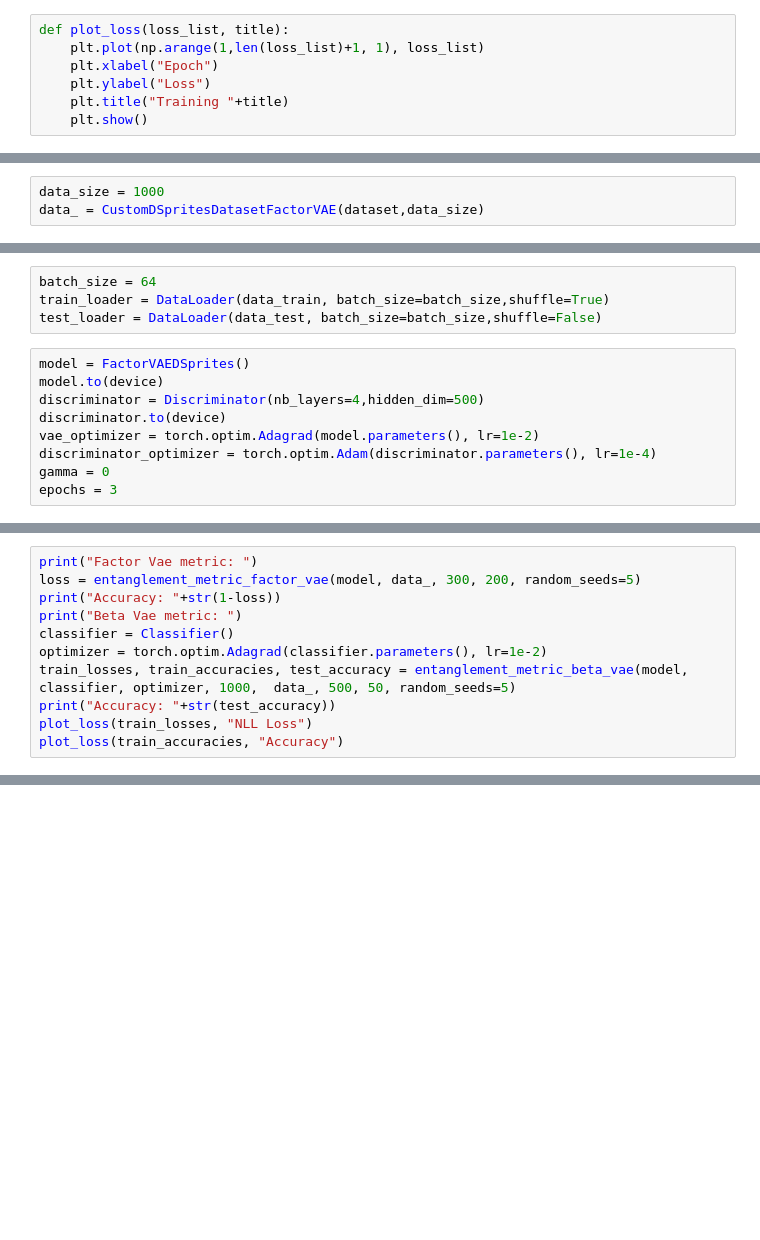
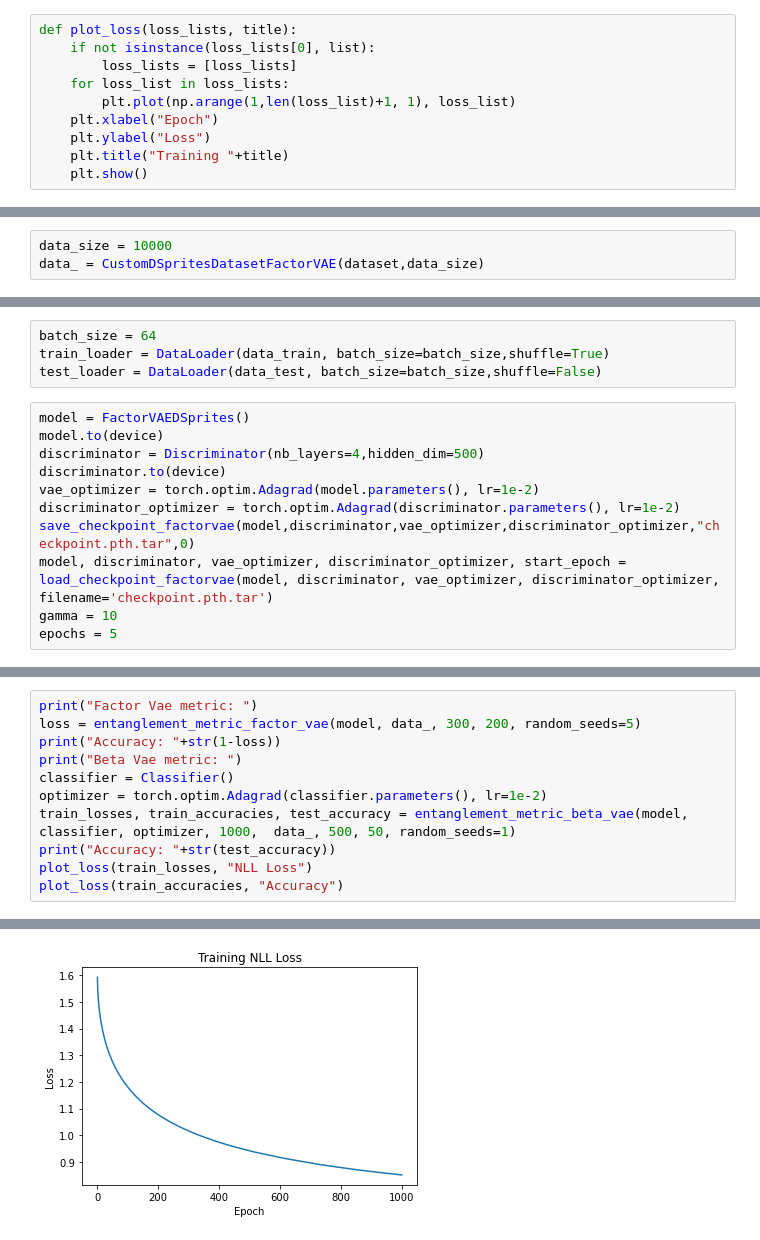
Before and after one commit to hzzhyj/atml, a Jupyter notebook: experiments/FactorVAE.ipynb, the cells around one changed output, grey strips where cells are left out. Saved outputs shown, nothing was run; the diff lists cells and outputs as text; blank space fills up the shorter version.

Commit message:
checkpoints for factorvae

```diff
--- a/experiments/FactorVAE.ipynb
+++ b/experiments/FactorVAE.ipynb
@@ -27,6 +31,9 @@ device.type
 # %%
-def plot_loss(loss_list, title):
-    plt.plot(np.arange(1,len(loss_list)+1, 1), loss_list)
+def plot_loss(loss_lists, title):
+    if not isinstance(loss_lists[0], list):
+        loss_lists = [loss_lists]
+    for loss_list in loss_lists:
+        plt.plot(np.arange(1,len(loss_list)+1, 1), loss_list)
     plt.xlabel("Epoch")
     plt.ylabel("Loss")
     plt.title("Training "+title)
@@ -34,7 +41,7 @@ def plot_loss(loss_list, title):
 # %%
 dataset = load_dsprites("../datasets/dsprites.npz",False)
 # %%
-data_size = 1000
+data_size = 10000
 data_ = CustomDSpritesDatasetFactorVAE(dataset,data_size)
 # %%
 data_train, data_test = train_test_random_split(data_, 0.8)
@@ -48,6 +60,8 @@ model.to(device)
 discriminator = Discriminator(nb_layers=4,hidden_dim=500)
 discriminator.to(device)
 vae_optimizer = torch.optim.Adagrad(model.parameters(), lr=1e-2)
-discriminator_optimizer = torch.optim.Adam(discriminator.parameters(), lr=1e-4)
-gamma = 0
-epochs = 3
+discriminator_optimizer = torch.optim.Adagrad(discriminator.parameters(), lr=1e-2)
+save_checkpoint_factorvae(model,discriminator,vae_optimizer,discriminator_optimizer,"checkpoint.pth.tar",0)
+model, discriminator, vae_optimizer, discriminator_optimizer, start_epoch = load_checkpoint_factorvae(model, discriminator, vae_optimizer, discriminator_optimizer, filename='checkpoint.pth.tar')
+gamma = 10
+epochs = 5
@@ -82,7 +120,8 @@ print("Accuracy: "+str(1-loss))
 print("Beta Vae metric: ")
 classifier = Classifier()
 optimizer = torch.optim.Adagrad(classifier.parameters(), lr=1e-2)
-train_losses, train_accuracies, test_accuracy = entanglement_metric_beta_vae(model, classifier, optimizer, 1000,  data_, 500, 50, random_seeds=5)
+train_losses, train_accuracies, test_accuracy = entanglement_metric_beta_vae(model, classifier, optimizer, 1000,  data_, 500, 50, random_seeds=1)
 print("Accuracy: "+str(test_accuracy))
 plot_loss(train_losses, "NLL Loss")
 plot_loss(train_accuracies, "Accuracy")
+# %% [output]
@@ -88,0 +140 @@ plot_loss(train_accuracies, "Accuracy")
+[figure, added]
```
Also changed, not shown: parts of 9 cells of this notebook, 4 other files.
